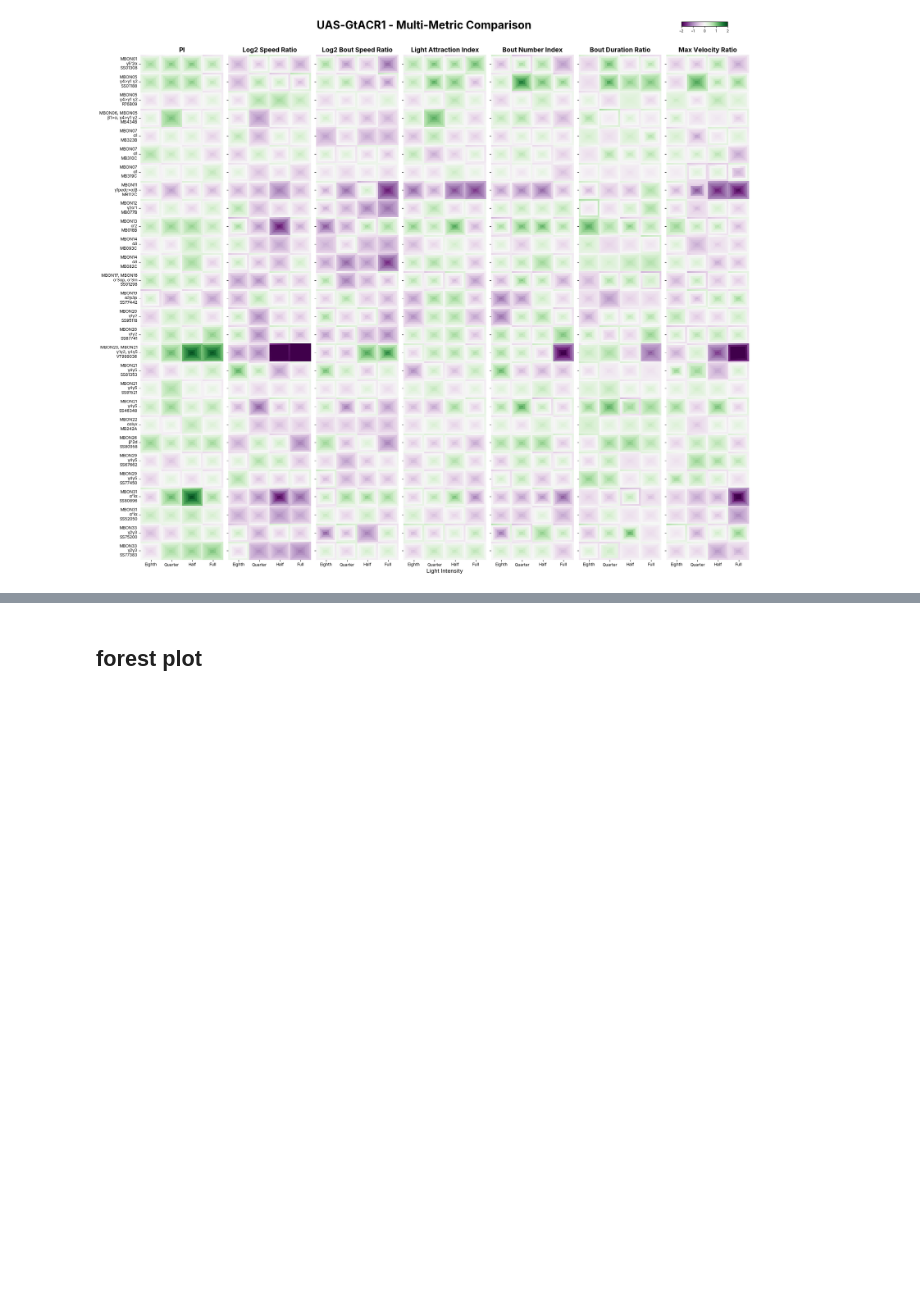
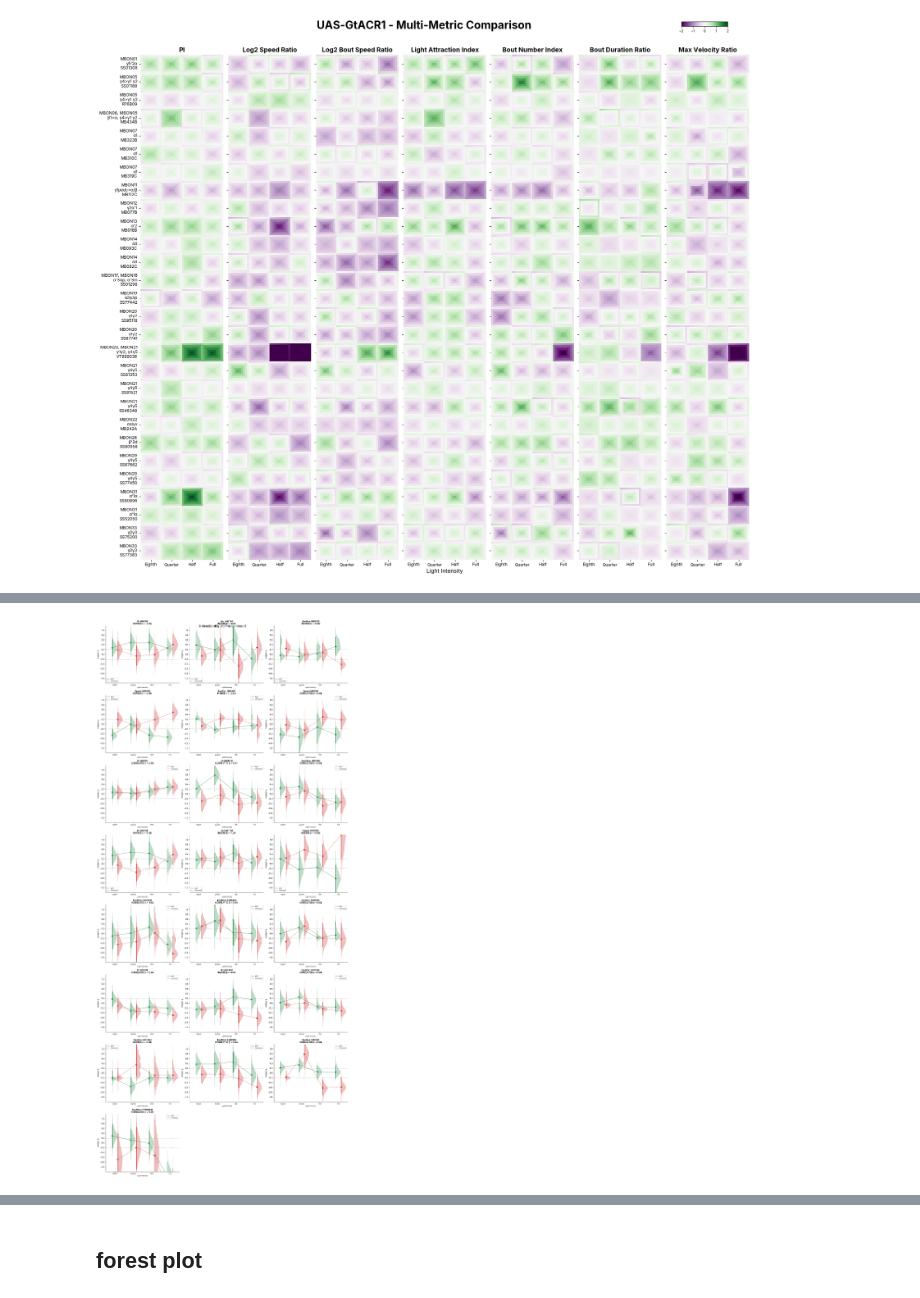
Before and after one commit to lnicole08/OSAR-Nicole-version, a Jupyter notebook: Light Intensity Summary.ipynb, the cells around one changed output, grey strips where cells are left out. Saved outputs shown, nothing was run; the diff lists cells and outputs as text; code cells hidden in the pictures; blank space fills up the shorter version.

```diff
--- a/Light Intensity Summary.ipynb
+++ b/Light Intensity Summary.ipynb
@@ -641,0 +1855,82 @@ plt.show()
+# %%
+mpl.rcParams['svg.fonttype'] = 'none'
+from scipy import stats
+
+bidir_df = compute_bidirectionality(osar_data)
+
+if len(bidir_df) == 0:
+    print("No bidirectional pairs found with |r| >= 0.8")
+else:
+    print(f"Found {len(bidir_df)} qualifying MBON x metric pairs:")
+    print(bidir_df[['MBON', 'Metric_Label', 'r', 'Direction']].to_string(index=False))
+
+    # Save CSV
+    bidir_df.to_csv(os.path.join(save_path, "bidirectionality.csv"), index=False)
+
+    n_plots = len(bidir_df)
+    n_cols = min(3, n_plots)
+    n_rows = (n_plots + n_cols - 1) // n_cols
+
+    color_acr = "#2D8C4E"
+    color_chr = "#CC3333"
+    x_pos = np.array([0, 1, 2, 3])
+    intensities = ["Eighth", "Quarter", "Half", "Full"]
+
+    fig, axes = plt.subplots(n_rows, n_cols, figsize=(6 * n_cols, 5 * n_rows))
+    if n_plots == 1:
+        axes = np.array([axes])
+    axes = np.atleast_1d(axes).flatten()
+
+    for idx, (_, row) in enumerate(bidir_df.iterrows()):
+        ax = axes[idx]
+        mbon = row['MBON']
+        metric = row['Metric']
+        metric_label = row['Metric_Label']
+        r_val = row['r']
+        direction = row['Direction']
+
+        for resp, color, linestyle in [("ACR", color_acr, '-'), ("Chrimson2", color_chr, '--')]:
+            effects = []
+            for i, intensity in enumerate(intensities):
+                bootstrap = get_bootstrap(osar_data, resp, intensity, metric, mbon)
+                bootstrap = bootstrap[~np.isnan(bootstrap)]
+                effect, ci_low, ci_high = get_effect(osar_data, resp, intensity, metric, mbon)
+                effects.append(effect)
+
+                if len(bootstrap) > 1 and effect is not None:
+                    kde = stats.gaussian_kde(bootstrap)
+                    y_kde = np.linspace(min(bootstrap), max(bootstrap), 100)
+                    x_kde = kde(y_kde)
+                    offset = -0.15 if resp == "ACR" else 0.15
+                    x_kde = x_kde / x_kde.max() * 0.25
+                    ax.fill_betweenx(y_kde, x_pos[i] + offset, x_pos[i] + offset + x_kde, color=color, alpha=0.3)
+                    ax.vlines(x_pos[i] + offset, ci_low, ci_high, color=color, linewidth=2)
+                    ax.scatter(x_pos[i] + offset, effect, color=color, s=50, zorder=5)
+
+            offset = -0.15 if resp == "ACR" else 0.15
+            if all(v is not None for v in effects):
+                ax.plot(x_pos + offset, effects, linestyle, color=color, linewidth=1.5, alpha=0.7, label=resp)
+
+        ax.axhline(y=0.2, color='gray', linestyle='--', alpha=0.7, linewidth=1)
+        ax.axhline(y=-0.2, color='gray', linestyle='--', alpha=0.7, linewidth=1)
+        ax.set_title(f"{metric_label}: {mbon}\n{direction} (r = {r_val:.2f})", fontsize=10, fontweight='bold')
+        ax.set_xticks(x_pos)
+        ax.set_xticklabels(intensities, fontsize=8)
+        ax.set_yticks([-1.0, -0.8, -0.6, -0.4, -0.2, 0, 0.2, 0.4, 0.6, 0.8, 1.0])
+        ax.set_ylim(-1.2, 1.2)
+        ax.set_xlim(-0.5, 3.5)
+        ax.set_xlabel('Light Intensity', fontsize=8)
+        ax.set_ylabel("Hedges' g", fontsize=9)
+        ax.legend(loc='best', fontsize=7)
+        ax.spines['top'].set_visible(False)
+        ax.spines['right'].set_visible(False)
+
+    # Hide extra subplots
+    for idx in range(n_plots, len(axes)):
+        axes[idx].axis('off')
+
+    plt.suptitle("Bidirectionality: ACR vs Chrimson2", fontsize=14, fontweight='bold')
+    plt.tight_layout()
+    #plt.savefig(os.path.join(save_path, "bidirectionality.svg"), bbox_inches='tight')
+    plt.show()
+# %% [output]
@@ -641,0 +1954 @@ plt.show()
+[figure, added]
```
Also changed, not shown: parts of 21 cells of this notebook, 7 other files.
